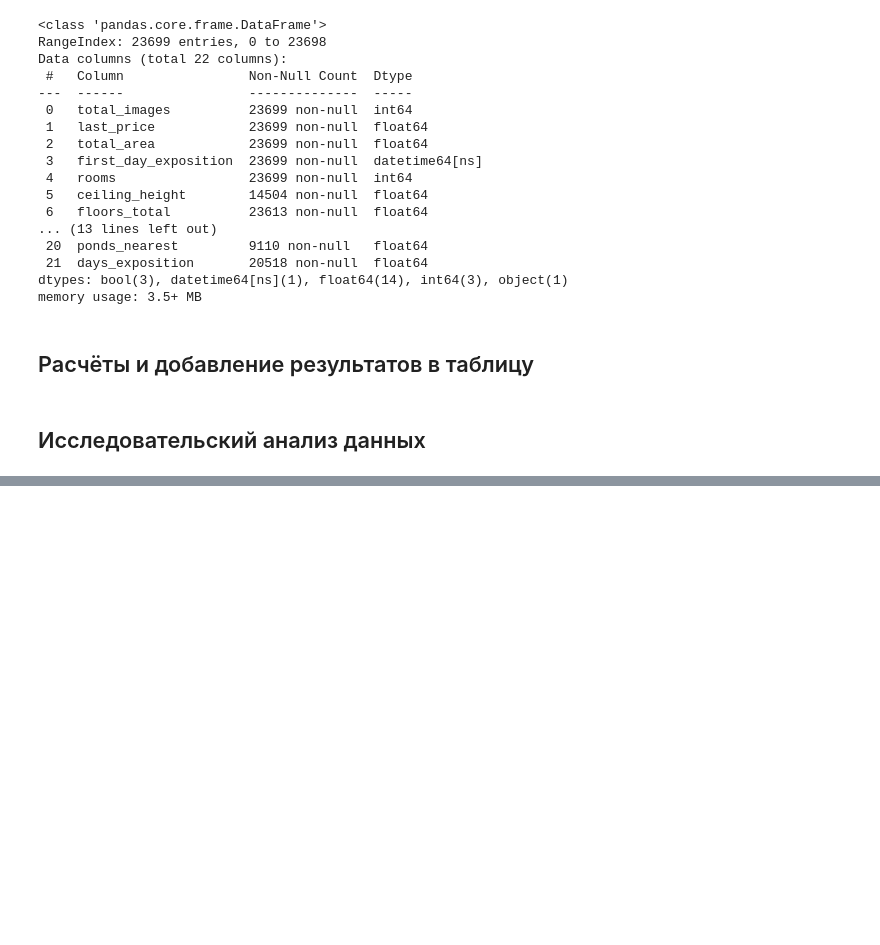
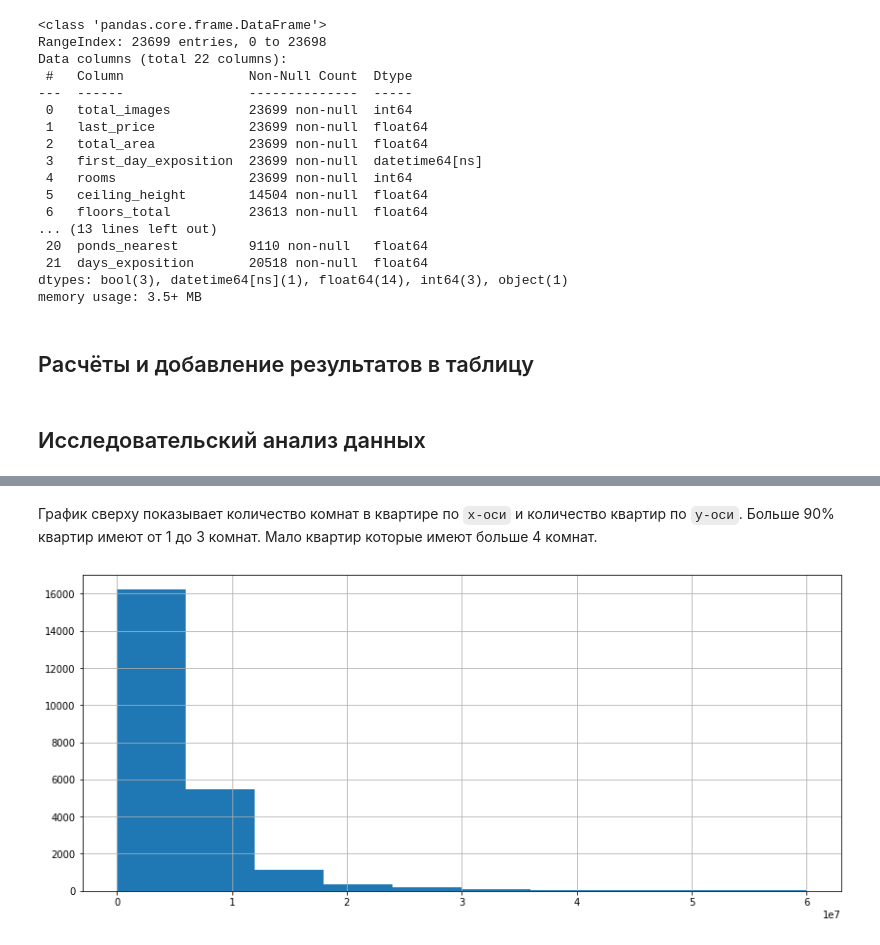
Before and after one commit to yerkebulanali/Yandex-Data-Science-Projects, a Jupyter notebook: Yandex Practicum Project 3.ipynb, the cells around one changed output, grey strips where cells are left out. Drawn from its saved outputs; the diff is of its cells as text; code cells hidden in the pictures; blank space fills up the shorter version.

```diff
--- a/Yandex Practicum Project 3.ipynb
+++ b/Yandex Practicum Project 3.ipynb
@@ -212,0 +260,7 @@ df['kitchen_total_ratio'] = df['kitchen_area'] / df['total_area']
+# %% [markdown]
+График сверху показывает количество комнат в квартире по `х-оси` и количество квартир по `у-оси`. Больше 90% квартир имеют от 1 до 3 комнат. Мало квартир которые имеют больше 4 комнат.
+# %%
+# Строим гистаграмму для столбца last_price
+df['last_price'].hist(range=(0,60000000), figsize=(14,6));
+# %% [output]
+[figure, added]
```
Also changed, not shown: parts of 51 cells of this notebook.
